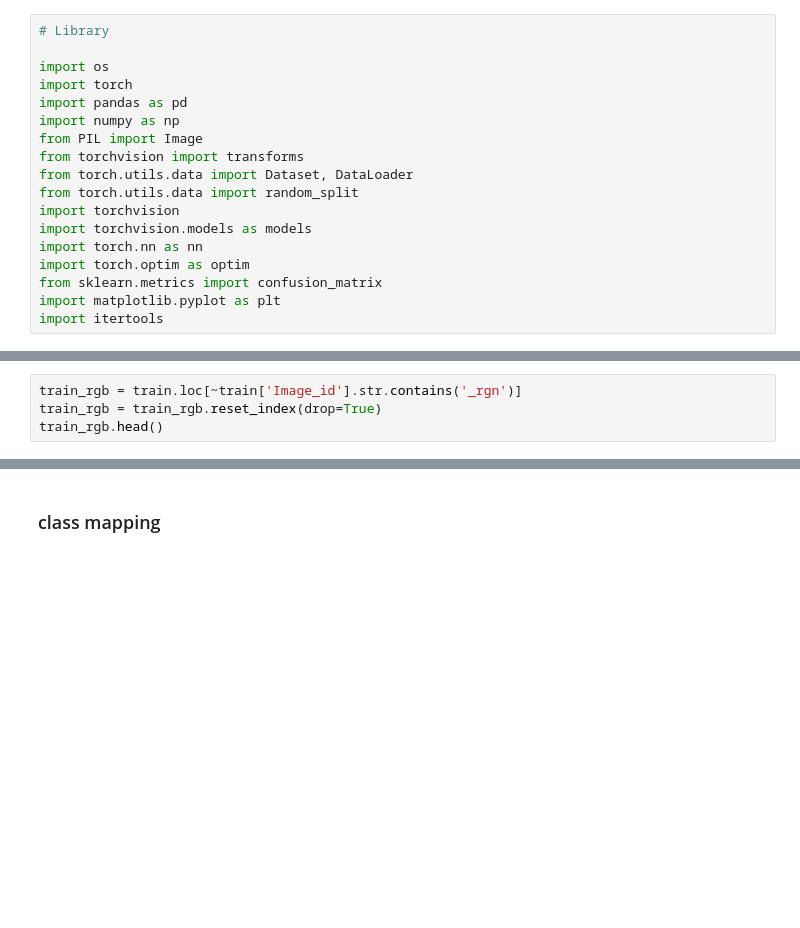
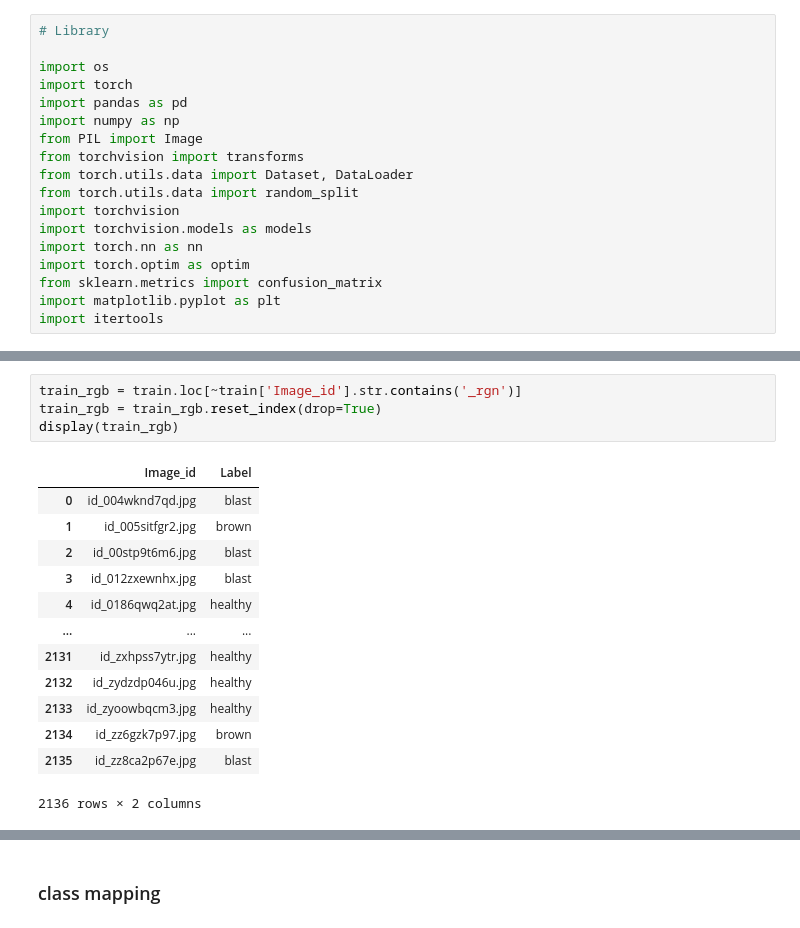
Before and after one commit to All4Nothing/COSE362_Term_Project, a Jupyter notebook: baseline-resnet-50.ipynb, the cells around one changed output, grey strips where cells are left out. Cells and saved outputs as stored; diff of their text form; blank space fills up the shorter version.

```diff
--- a/baseline-resnet-50.ipynb
+++ b/baseline-resnet-50.ipynb
@@ -43,5 +84,19 @@ display(test.head())
 # %%
 train_rgb = train.loc[~train['Image_id'].str.contains('_rgn')]
 train_rgb = train_rgb.reset_index(drop=True)
-train_rgb.head()
+display(train_rgb)
+# %% [output]
+|  | Image_id | Label |
+| 0 | id_004wknd7qd.jpg | blast |
+| 1 | id_005sitfgr2.jpg | brown |
+| 2 | id_00stp9t6m6.jpg | blast |
+| 3 | id_012zxewnhx.jpg | blast |
+| 4 | id_0186qwq2at.jpg | healthy |
+| ... | ... | ... |
+| 2131 | id_zxhpss7ytr.jpg | healthy |
+| 2132 | id_zydzdp046u.jpg | healthy |
+| 2133 | id_zyoowbqcm3.jpg | healthy |
+| 2134 | id_zz6gzk7p97.jpg | brown |
+| 2135 | id_zz8ca2p67e.jpg | blast |
+2136 rows × 2 columns
 # %%
```
Also changed, not shown: parts of 32 cells of this notebook.
